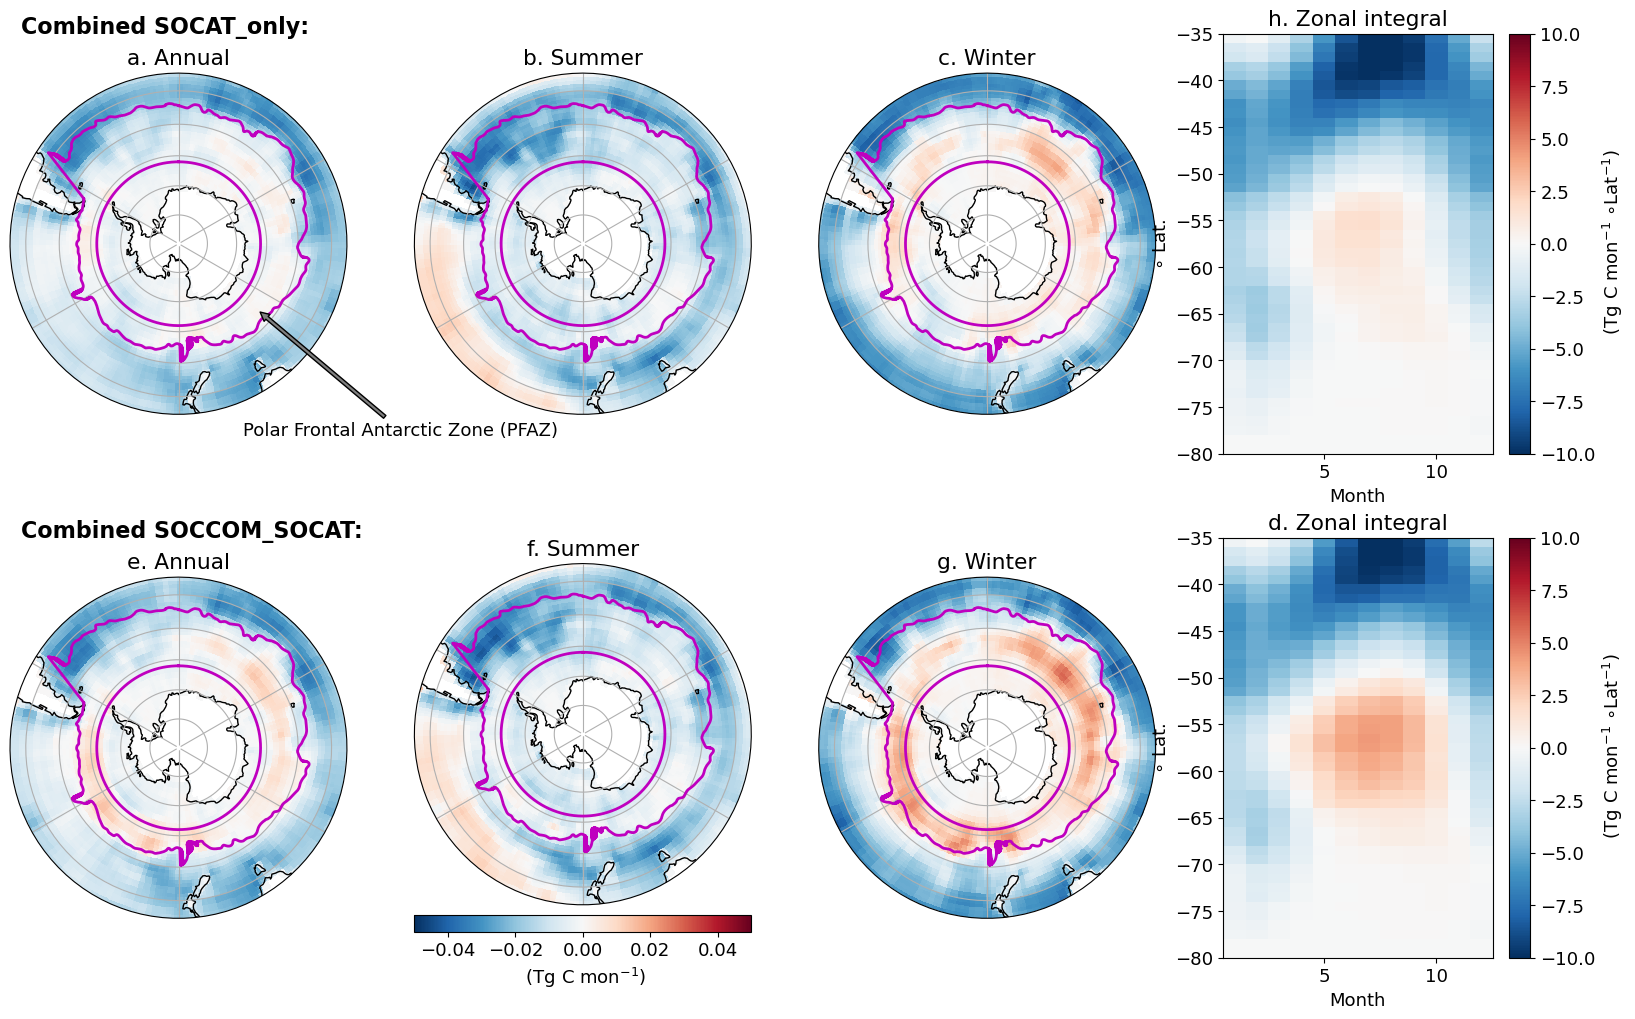
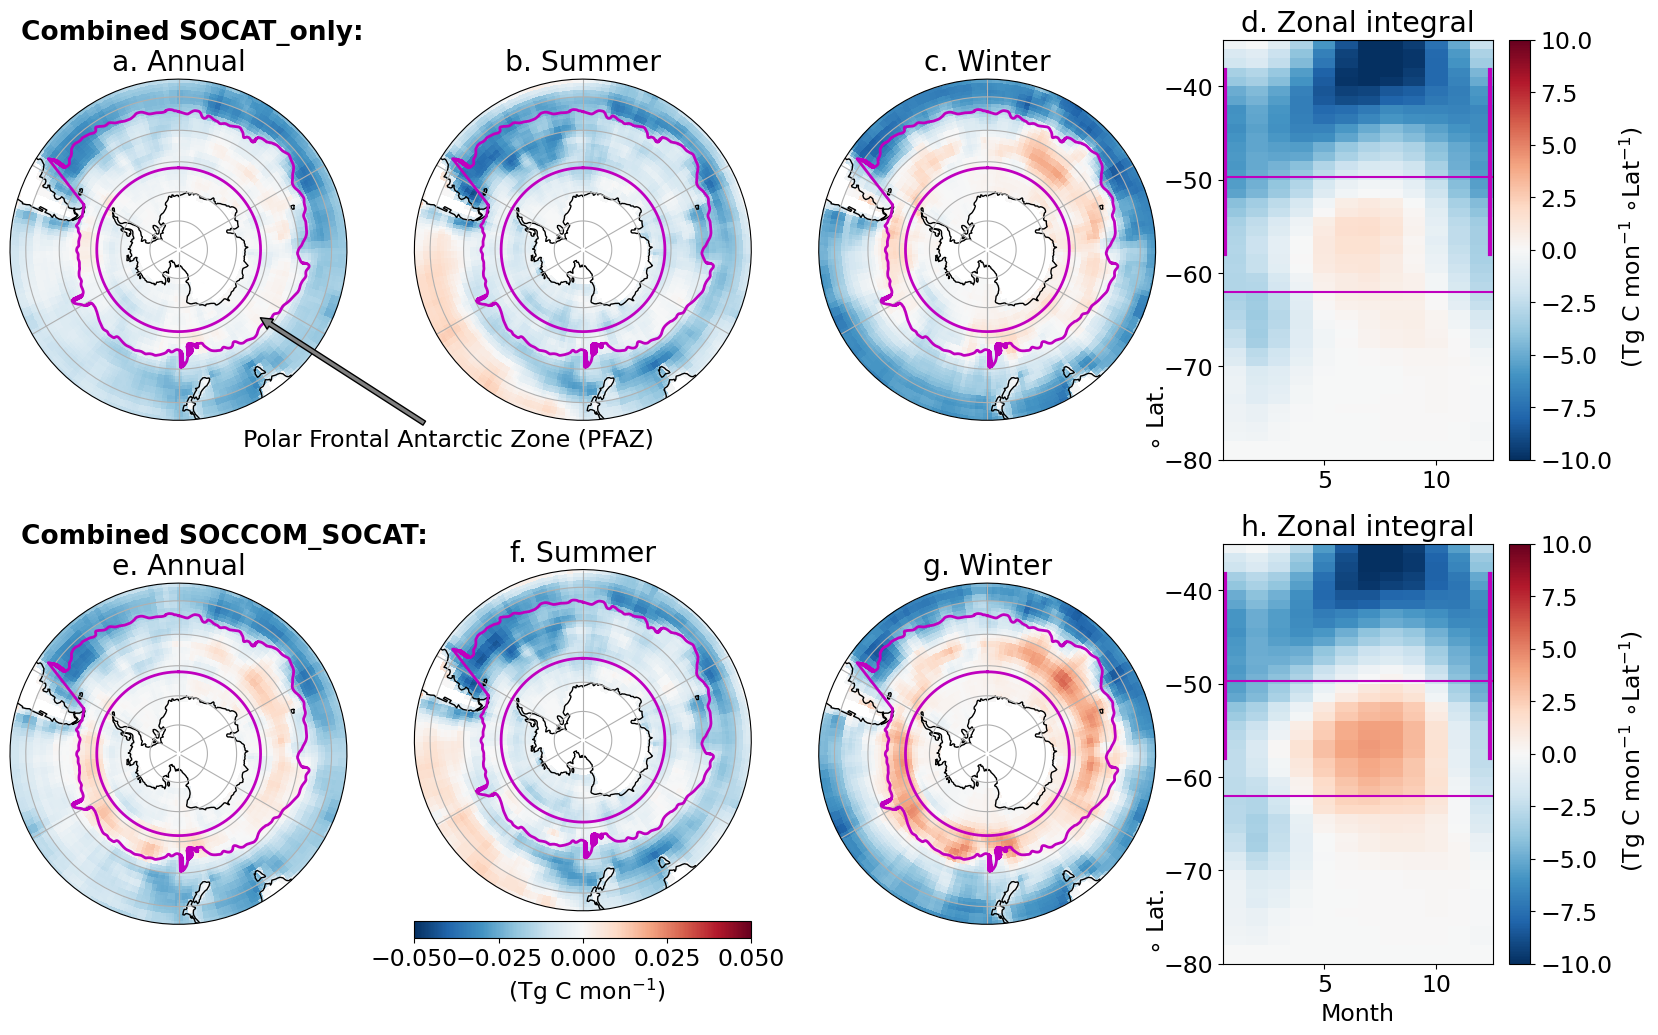
Code edit (unified diff) that turned the first committed figure into the second:
--- before
+++ after
@@ -1,7 +1,7 @@
 from mpl_toolkits.axes_grid1 import make_axes_locatable
 
-plt.rcParams.update({'font.size': 13})
+plt.rcParams.update({'font.size': 17})
 
-plot_filename = 'Figure 1_stereo_maps_v2'
+plot_filename = 'Figure 1_stereo_maps_v3'
 proj = ccrs.SouthPolarStereo()
 data_proj = ccrs.PlateCarree()
@@ -84,11 +84,27 @@
                         data['obs_flux_array'][q], cmap=color_map, clim=[-10, 10],linewidth=0, rasterized=True)
     plt.colorbar(mesh, label=' (Tg C mon$^{-1}$ $\circ$Lat$^{-1}$)')
-    ax.set_ylabel('$\circ$ Lat.')
-    ax.set_xlabel('Month')
+    yl1 = ax.set_ylabel('$\circ$ Lat.')
+    yl1_pos = ax.yaxis.get_label_position()
+    # yl1.set_position([yl1[0], yl1[1]+.5]
+    ax.yaxis.set_label_coords(-.2, .1)
+
+    ax.plot([0.5, 12.5], [-62,-62], '-m')
+    avg_SAF  = np.nanmean(data_SAF['model_SAF'][0,:])
+    max_SAF = np.nanmax(data_SAF['model_SAF'][0,:])
+    min_SAF = np.nanmin(data_SAF['model_SAF'][0,:])
+
+    ax.plot([0.5, 12.5], [avg_SAF, avg_SAF], '-m')
+    # ax.fill([0.5, 12.5, 12.5, 0.5], [min_SAF, min_SAF, max_SAF, max_SAF], 'm', alpha=.3)
+    ax.plot([0.6, 0.6], [min_SAF, max_SAF], 'm-', linewidth=3)
+    ax.plot([12.4, 12.4], [min_SAF, max_SAF], 'm-', linewidth=3)
+
+    # plt.show()
     if plot_count==8:
+        ax.set_title('h. Zonal integral')
+        ax.set_xlabel('Month')
+
+    else:
         ax.set_title('d. Zonal integral')
-    else:
-        ax.set_title('h. Zonal integral')
-    ax.annotate('Combined ' + run_name + ':', xy=(-53, -35), annotation_clip=False, fontsize=16, fontweight='bold')
+    ax.annotate('Combined ' + run_name + ':', xy=(-53, -35), annotation_clip=False, fontsize=19, fontweight='bold')
 # plt.tight_layout()
 

Commit: work on draft v3